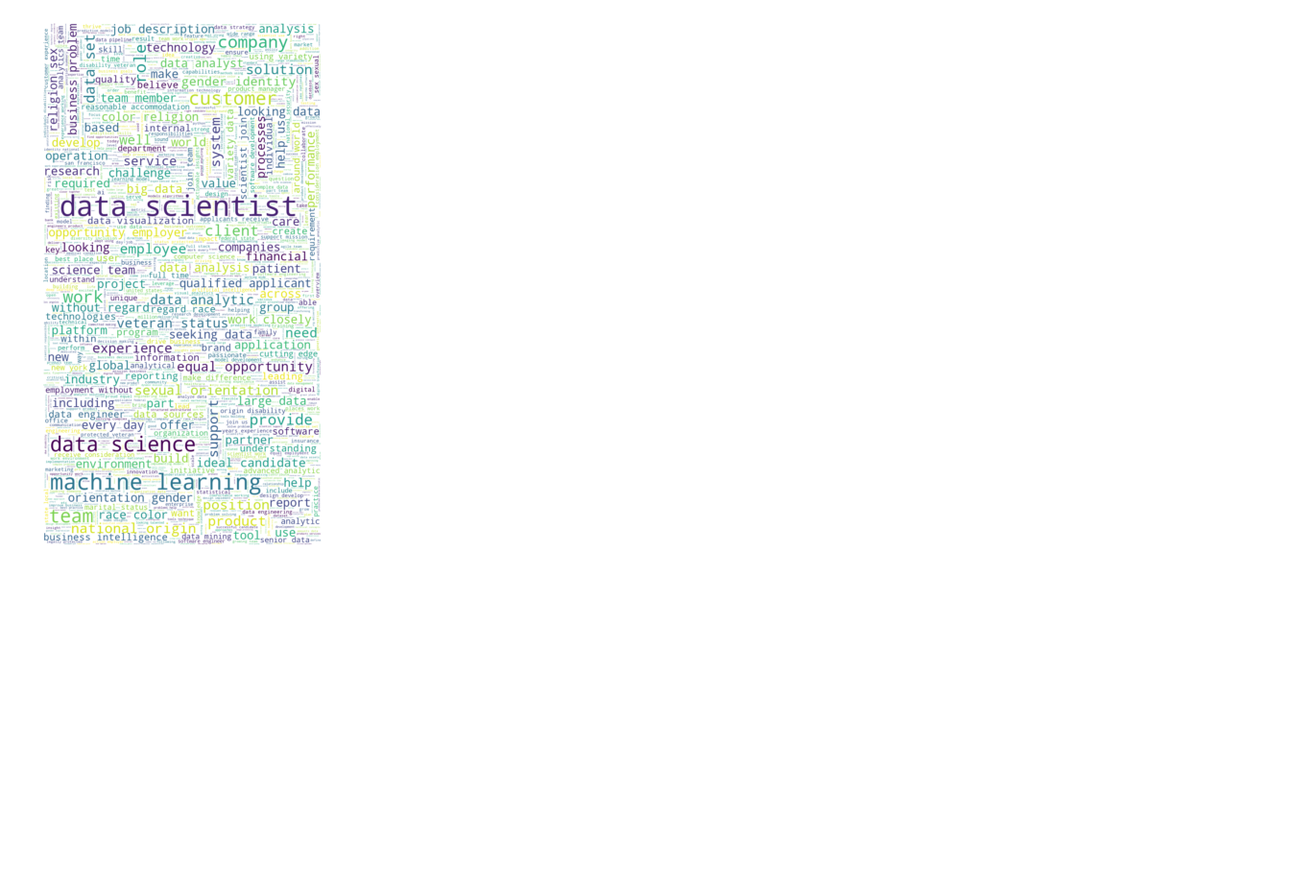
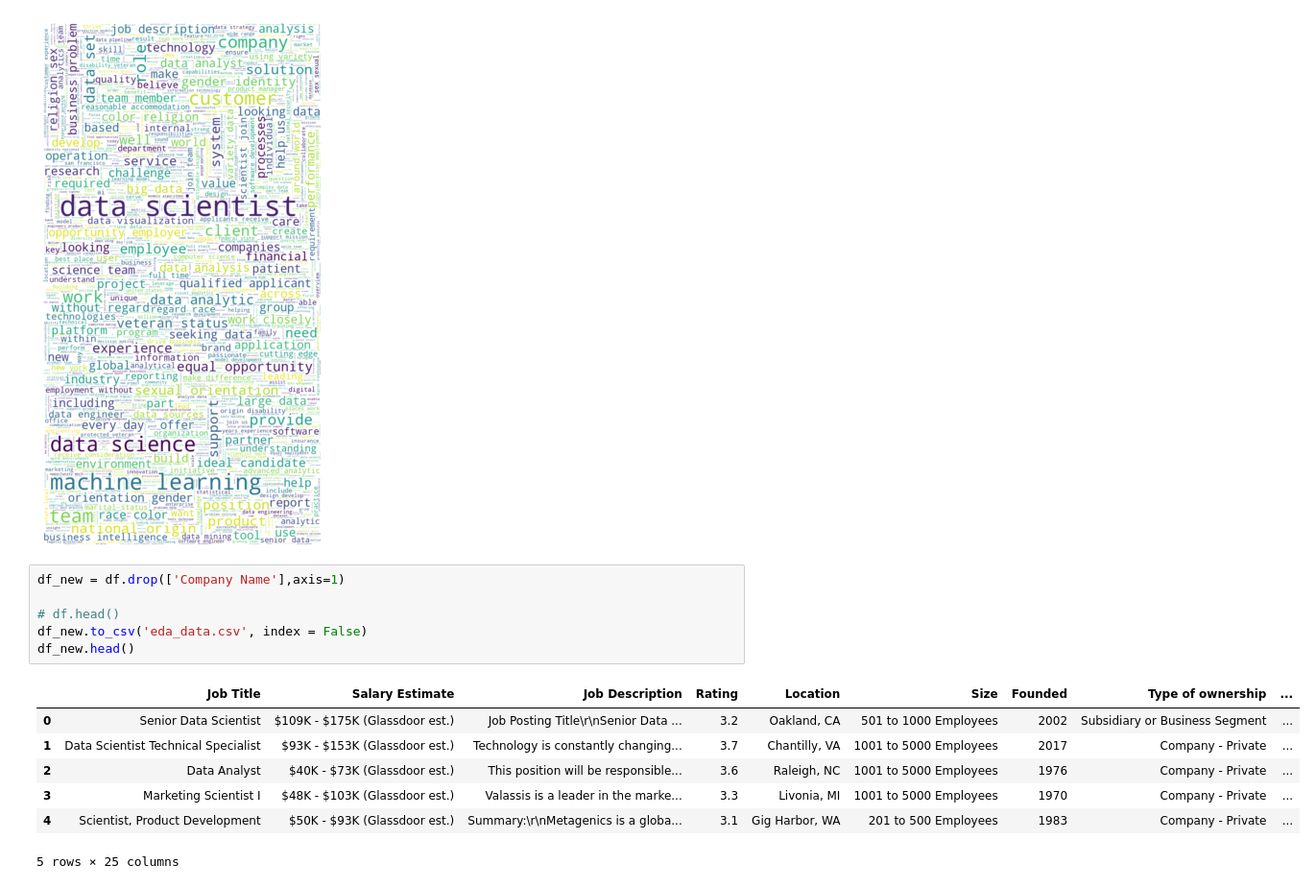
Before and after one commit to Amit32624/ds_salary_proj, a Jupyter notebook: data_eda.ipynb, the cells around one changed output. Shown at 96% size. Drawn from its saved outputs; the diff is of its cells as text; blank space fills up the shorter version.

```diff
--- a/data_eda.ipynb
+++ b/data_eda.ipynb
@@ -517,3 +525,17 @@ plt.show
 [nltk_data]   Package punkt is already up-to-date!
 <function matplotlib.pyplot.show(close=None, block=None)>
 [figure]
+# %%
+df_new = df.drop(['Company Name'],axis=1)
+
+# df.head()
+df_new.to_csv('eda_data.csv', index = False)
+df_new.head()
+# %% [output]
+|  | Job Title | Salary Estimate | Job Description | Rating | Location | Size | Founded | Type of ownership | ... |
+| 0 | Senior Data Scientist | $109K - $175K (Glassdoor est.) | Job Posting Title\r\nSenior Data ... | 3.2 | Oakland, CA | 501 to 1000 Employees | 2002 | Subsidiary or Business Segment | ... |
+| 1 | Data Scientist Technical Specialist | $93K - $153K (Glassdoor est.) | Technology is constantly changing... | 3.7 | Chantilly, VA | 1001 to 5000 Employees | 2017 | Company - Private | ... |
+| 2 | Data Analyst | $40K - $73K (Glassdoor est.) | This position will be responsible... | 3.6 | Raleigh, NC | 1001 to 5000 Employees | 1976 | Company - Private | ... |
+| 3 | Marketing Scientist I | $48K - $103K (Glassdoor est.) | Valassis is a leader in the marke... | 3.3 | Livonia, MI | 1001 to 5000 Employees | 1970 | Company - Private | ... |
+| 4 | Scientist, Product Development | $50K - $93K (Glassdoor est.) | Summary:\r\nMetagenics is a globa... | 3.1 | Gig Harbor, WA | 201 to 500 Employees | 1983 | Company - Private | ... |
+5 rows × 25 columns
```
Also changed, not shown: parts of 7 cells of this notebook, 4 other files.
